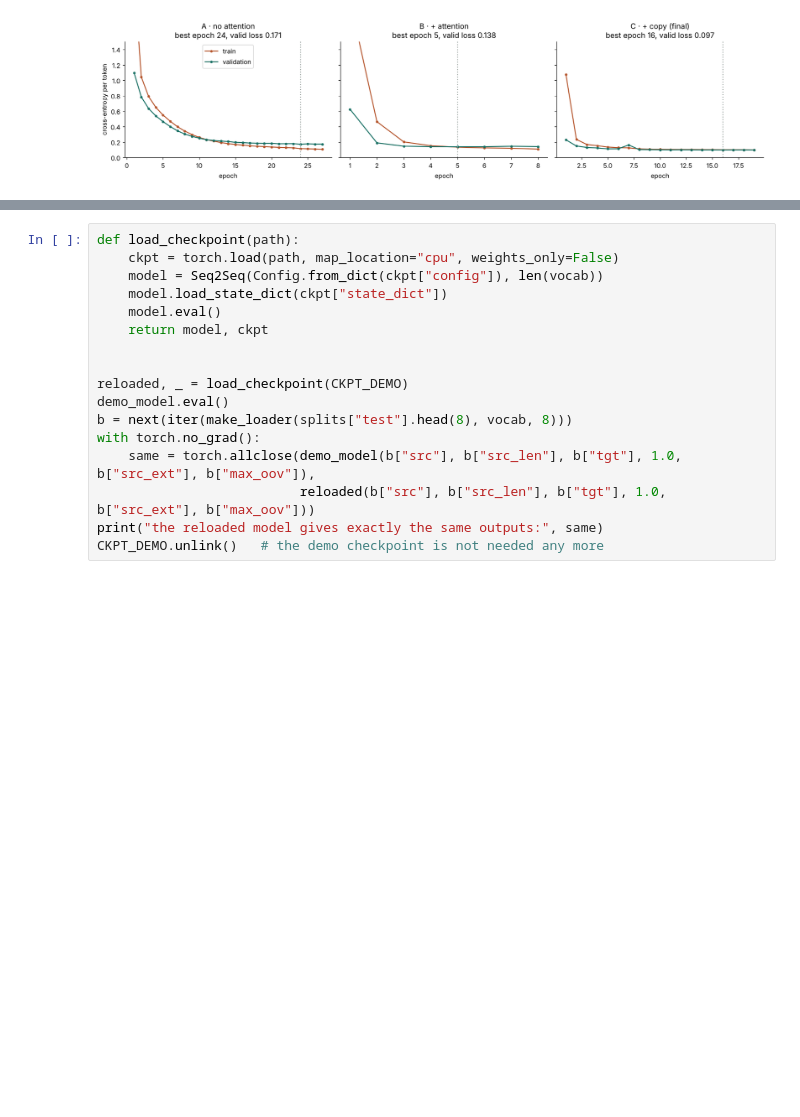
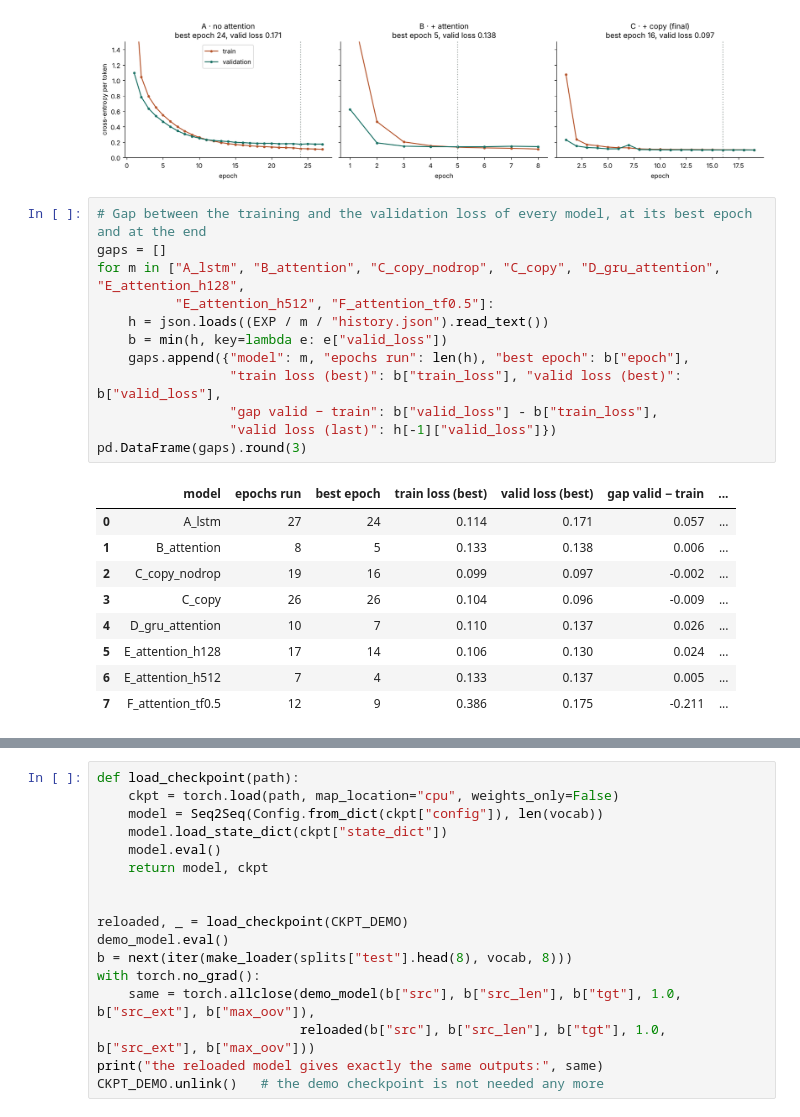
Before and after one commit to Ikram-Saidane/politely-seq2seq, a Jupyter notebook: NLP_Project.ipynb, the cells around one changed output, grey strips where cells are left out. Saved outputs shown, nothing was run; the diff lists cells and outputs as text; blank space fills up the shorter version.

```diff
--- a/NLP_Project.ipynb
+++ b/NLP_Project.ipynb
@@ -938,3 +971,25 @@ plt.tight_layout()
 plt.show()
 # %% [output]
 [figure]
+# %%
+# Gap between the training and the validation loss of every model, at its best epoch and at the end
+gaps = []
+for m in ["A_lstm", "B_attention", "C_copy_nodrop", "C_copy", "D_gru_attention", "E_attention_h128",
+          "E_attention_h512", "F_attention_tf0.5"]:
+    h = json.loads((EXP / m / "history.json").read_text())
+    b = min(h, key=lambda e: e["valid_loss"])
+    gaps.append({"model": m, "epochs run": len(h), "best epoch": b["epoch"],
+                 "train loss (best)": b["train_loss"], "valid loss (best)": b["valid_loss"],
+                 "gap valid − train": b["valid_loss"] - b["train_loss"],
+                 "valid loss (last)": h[-1]["valid_loss"]})
+pd.DataFrame(gaps).round(3)
+# %% [output]
+|  | model | epochs run | best epoch | train loss (best) | valid loss (best) | gap valid − train | ... |
+| 0 | A_lstm | 27 | 24 | 0.114 | 0.171 | 0.057 | ... |
+| 1 | B_attention | 8 | 5 | 0.133 | 0.138 | 0.006 | ... |
+| 2 | C_copy_nodrop | 19 | 16 | 0.099 | 0.097 | -0.002 | ... |
+| 3 | C_copy | 26 | 26 | 0.104 | 0.096 | -0.009 | ... |
+| 4 | D_gru_attention | 10 | 7 | 0.110 | 0.137 | 0.026 | ... |
+| 5 | E_attention_h128 | 17 | 14 | 0.106 | 0.130 | 0.024 | ... |
+| 6 | E_attention_h512 | 7 | 4 | 0.133 | 0.137 | 0.005 | ... |
+| 7 | F_attention_tf0.5 | 12 | 9 | 0.386 | 0.175 | -0.211 | ... |
```
Also changed, not shown: parts of 25 cells of this notebook, 5 other files.
